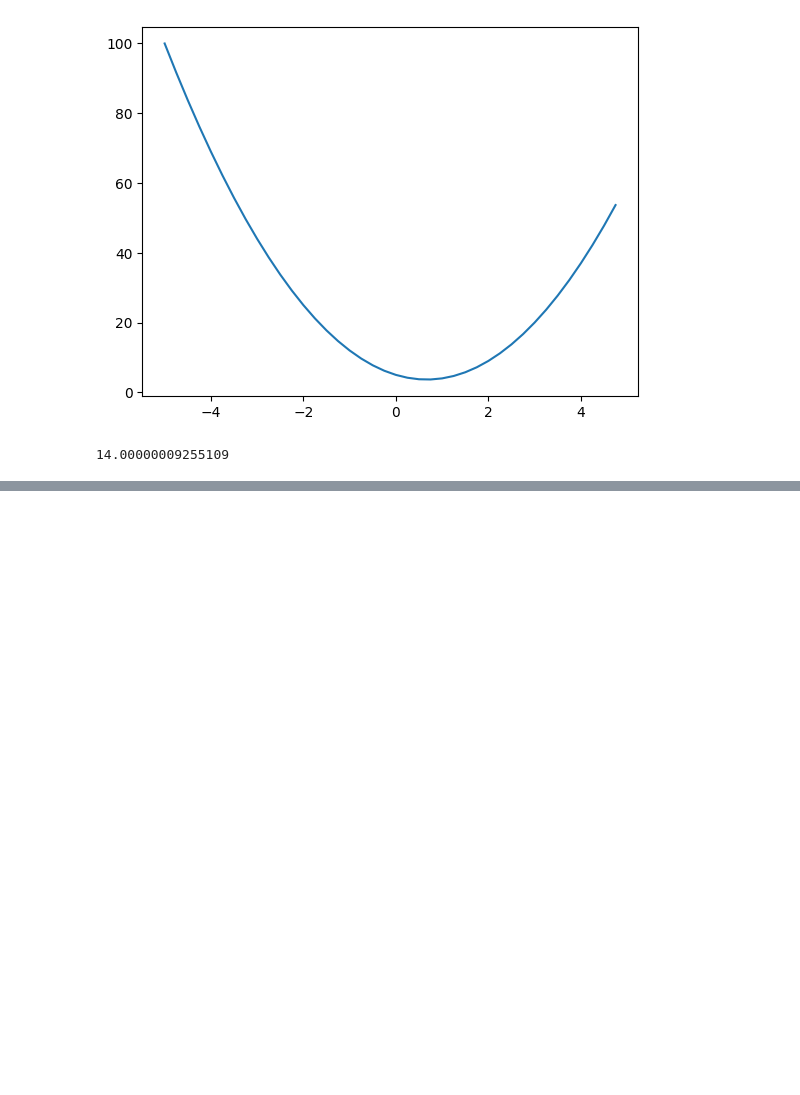
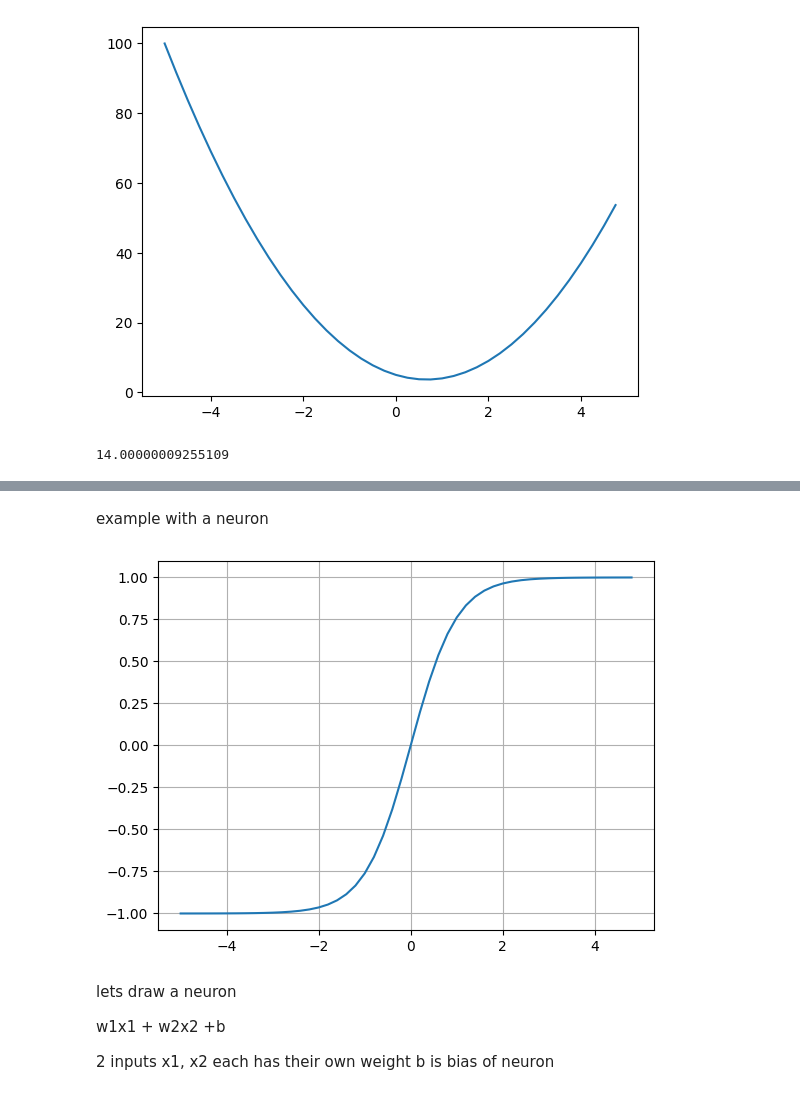
Before and after one commit to afgonullu/micrograd-karpathy-ml-course, a Jupyter notebook: micrograd.ipynb, the cells around one changed output, grey strips where cells are left out. Drawn from its saved outputs; the diff is of its cells as text; code cells hidden in the pictures; blank space fills up the shorter version.

```diff
--- a/micrograd.ipynb
+++ b/micrograd.ipynb
@@ -53,0 +268,16 @@ f(x+h) - f(x)
+# %% [markdown]
+example with a neuron
+# %%
+data = np.arange(-5, 5, 0.2)
+squash = np.tanh(data)
+plt.plot(data, squash)
+plt.grid()
+# %% [output]
+[figure, added]
+# %% [markdown]
+lets draw a neuron
+
+w1x1 + w2x2 +b
+
+2 inputs x1, x2 each has their own weight
+b is bias of neuron
```
Also changed, not shown: parts of 22 cells of this notebook, 3 other files.
